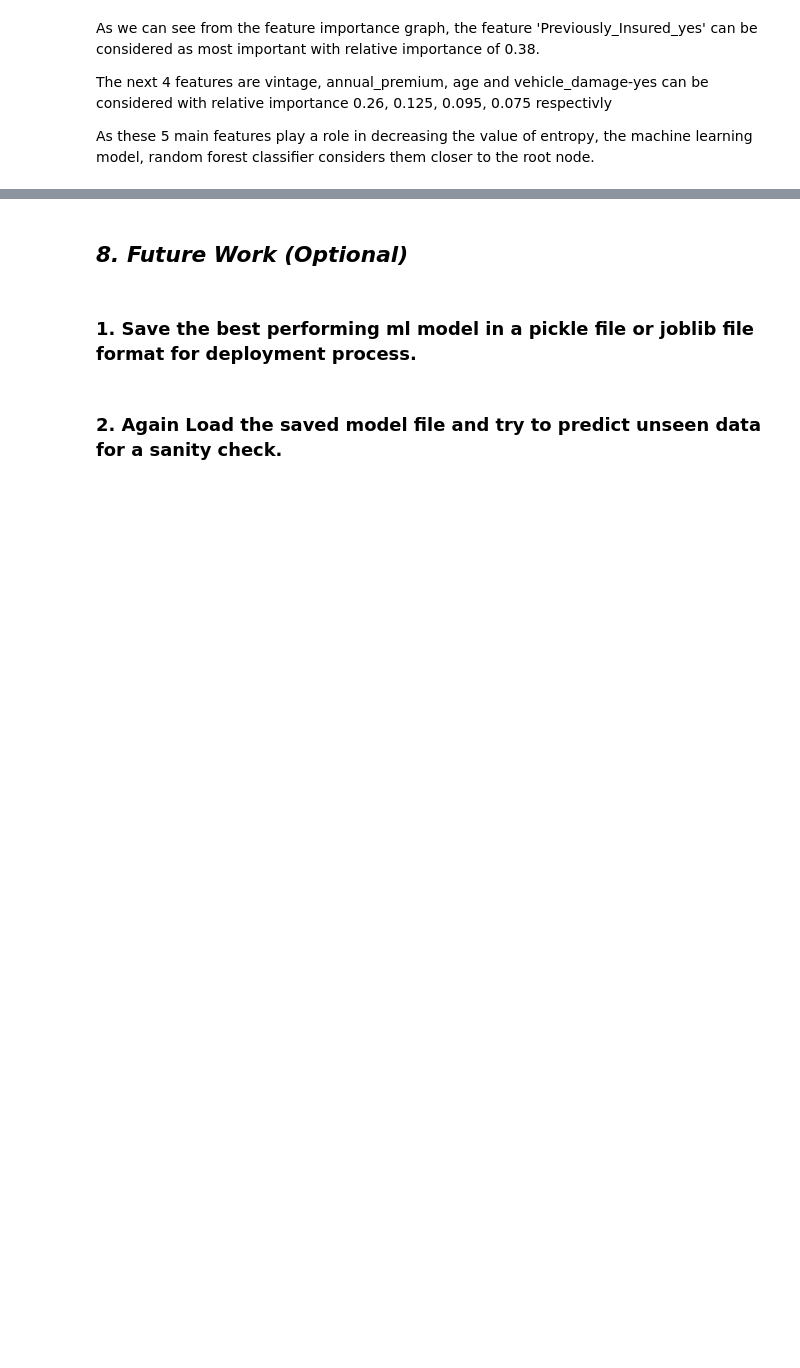
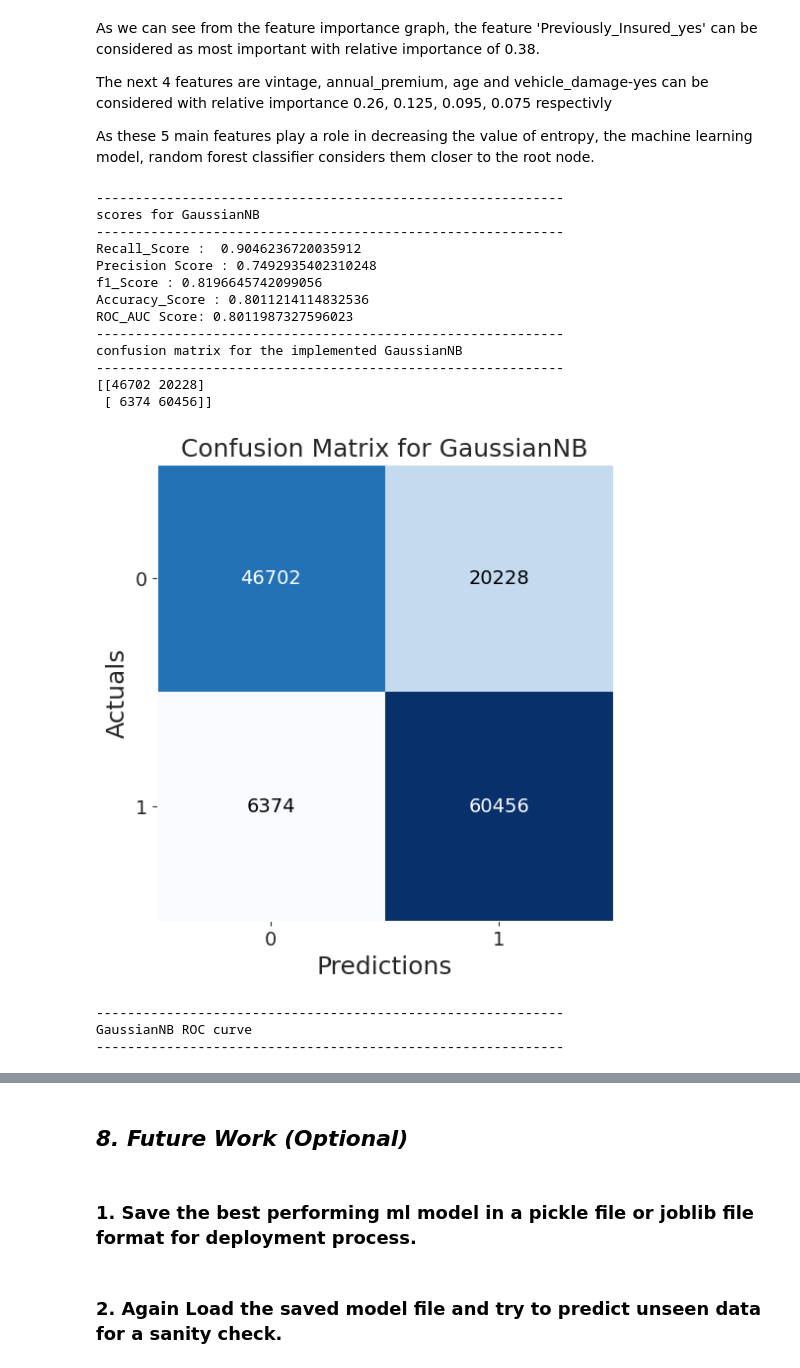
Before and after one commit to azizdafi/Health_Insurance_Cross_Sell_Prediciotn, a Jupyter notebook: Health_Submission_ML_classification_Sayed_Aziz_Ahmed.ipynb, the cells around one changed output, grey strips where cells are left out. Cells and saved outputs as stored; diff of their text form; code cells hidden in the pictures; blank space fills up the shorter version.

```diff
--- a/Health_Submission_ML_classification_Sayed_Aziz_Ahmed.ipynb
+++ b/Health_Submission_ML_classification_Sayed_Aziz_Ahmed.ipynb
@@ -1710,3 +1727,28 @@ As we can see from the feature importance graph, the feature 'Previously_Insured
 The next 4 features are vintage, annual_premium, age and vehicle_damage-yes can be considered with relative importance 0.26, 0.125, 0.095, 0.075  respectivly
 
 As these 5 main features play a role in decreasing the value of entropy, the machine learning model, random forest classifier considers them closer to the root node.
+# %%
+from sklearn.datasets import load_iris
+from sklearn.model_selection import train_test_split
+from sklearn.naive_bayes import GaussianNB
+
+gnb = GaussianNB()
+get_stat(gnb, X_train, X_test, y_train, y_test, 'GaussianNB')
+# %% [output]
+------------------------------------------------------------
+scores for GaussianNB
+------------------------------------------------------------
+Recall_Score :  0.9046236720035912
+Precision Score : 0.7492935402310248
+f1_Score : 0.8196645742099056
+Accuracy_Score : 0.8011214114832536
+ROC_AUC Score: 0.8011987327596023
+------------------------------------------------------------
+confusion matrix for the implemented GaussianNB
+------------------------------------------------------------
+[[46702 20228]
+ [ 6374 60456]]
+[figure, added]
+------------------------------------------------------------
+GaussianNB ROC curve
+------------------------------------------------------------
```
Also changed, not shown: parts of 25 cells of this notebook.
